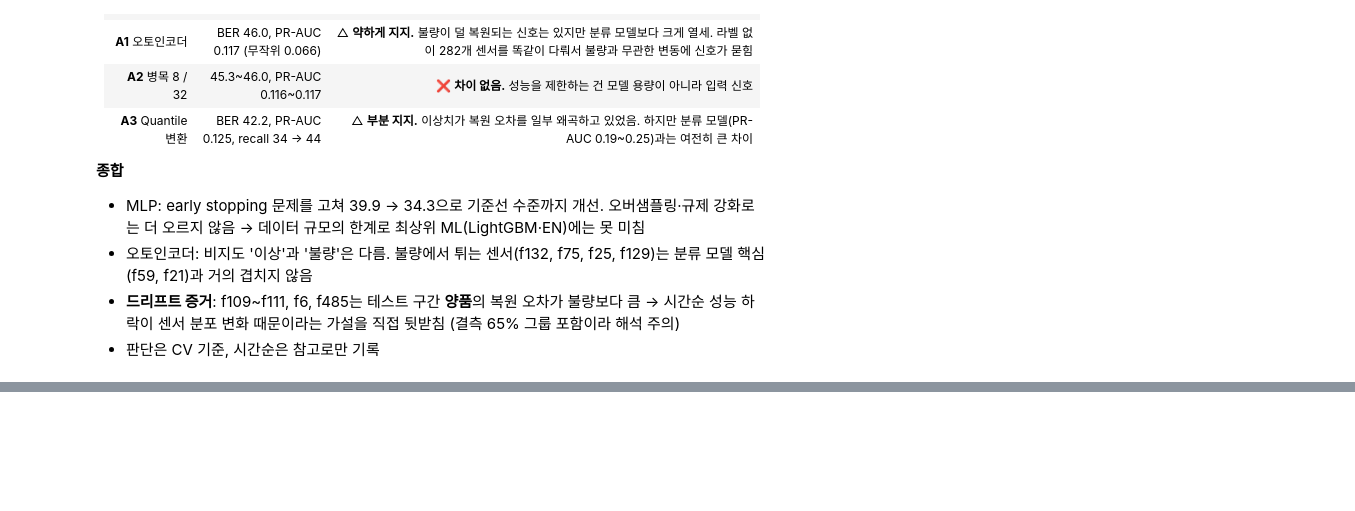
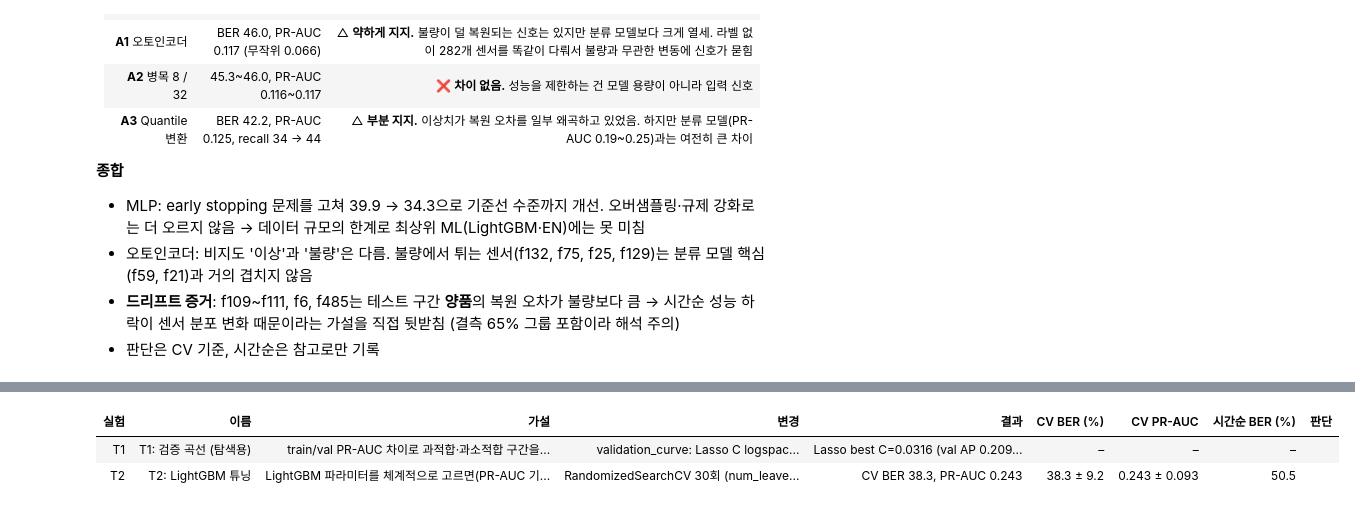
Before and after one commit to MinSeok0229/secom-defect-analysis, a Jupyter notebook: notebook/secom_dl.ipynb, the cells around one changed output, grey strips where cells are left out. Cells and saved outputs as stored; diff of their text form; code cells hidden in the pictures; blank space fills up the shorter version.

```diff
--- a/notebook/secom_dl.ipynb
+++ b/notebook/secom_dl.ipynb
@@ -440,0 +635,37 @@ with pd.option_context("display.max_colwidth", None):
+# %%
+with timed("실험 로그"):
+    _r = pd.DataFrame(ev.results)
+    _r = _r[_r["model"].isin(EXP)]
+    log2 = pd.DataFrame({
+        "실험": [EXP[n]["실험"] for n in _r["model"]],
+        "이름": _r["model"].values,
+        "가설": [EXP[n]["가설"] for n in _r["model"]],
+        "변경": [EXP[n]["변경"] for n in _r["model"]],
+        "결과": [f"CV BER {b*100:.1f}, PR-AUC {p:.3f}" for b, p in zip(_r["BER_mean"], _r["PR_AUC_mean"])],
+        "CV BER (%)": [f"{m*100:.1f} ± {s*100:.1f}" for m, s in zip(_r["BER_mean"], _r["BER_std"])],
+        "CV PR-AUC": [f"{m:.3f} ± {s:.3f}" for m, s in zip(_r["PR_AUC_mean"], _r["PR_AUC_std"])],
+        "시간순 BER (%)": (_r["BER_time"] * 100).round(1).values,
+        "판단": "",
+    })
+
+    # T1 (탐색용, evaluate 결과 없음) → T2 바로 앞에 삽입
+    if "t1_summary" in globals():
+        (cb, cv_, cg), (lb, lv, lg) = t1_summary["(a) Lasso C"], t1_summary["(b) LightGBM num_leaves"]
+        t1_res = (f"Lasso best C={cb:.3g} (val AP {cv_:.3f}, gap {cg:.3f}); "
+                  f"LGBM best num_leaves={lb:g} (val AP {lv:.3f}, gap {lg:.3f})")
+    else:
+        t1_res = "(T1 셀 미실행)"
+    t1_row = pd.DataFrame([{
+        "실험": "T1", "이름": "T1: 검증 곡선 (탐색용)",
+        "가설": "train/val PR-AUC 차이로 과적합·과소적합 구간을 찾아 파라미터 범위를 정할 수 있음",
+        "변경": "validation_curve: Lasso C logspace(-3,1,9), LGBM num_leaves [4..63]",
+        "결과": t1_res, "CV BER (%)": "–", "CV PR-AUC": "–", "시간순 BER (%)": np.nan, "판단": "",
+    }])
+    t2_pos = log2.index[log2["실험"] == "T2"]
+    cut = log2.index.get_loc(t2_pos[0]) if len(t2_pos) else len(log2)
+    log2 = pd.concat([log2.iloc[:cut], t1_row, log2.iloc[cut:]], ignore_index=True)
+
+    with pd.option_context("display.max_colwidth", None):
+        display(log2.style.hide(axis="index").format({"시간순 BER (%)": "{:.1f}"}, na_rep="–")
+                .set_properties(**{"text-align": "left"}))
+# %% [output]
@@ -440,0 +673,3 @@ with pd.option_context("display.max_colwidth", None):
+| 실험 | 이름 | 가설 | 변경 | 결과 | CV BER (%) | CV PR-AUC | 시간순 BER (%) | 판단 |
+| T1 | T1: 검증 곡선 (탐색용) | train/val PR-AUC 차이로 과적합·과소적합 구간을... | validation_curve: Lasso C logspac... | Lasso best C=0.0316 (val AP 0.209... | – | – | – |  |
+| T2 | T2: LightGBM 튜닝 | LightGBM 파라미터를 체계적으로 고르면(PR-AUC 기... | RandomizedSearchCV 30회 (num_leave... | CV BER 38.3, PR-AUC 0.243 | 38.3 ± 9.2 | 0.243 ± 0.093 | 50.5 |  |
```
Also changed, not shown: parts of 9 cells of this notebook, 1 other file.
